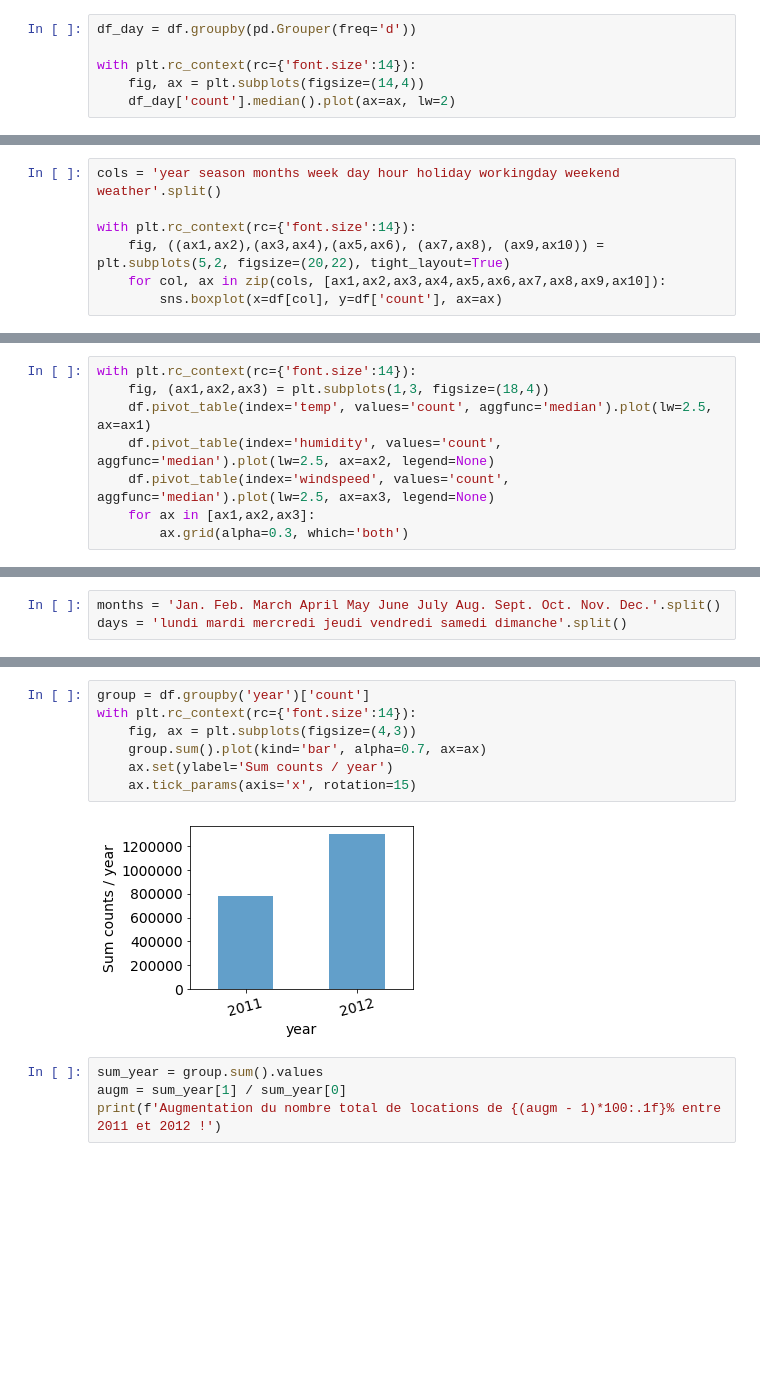
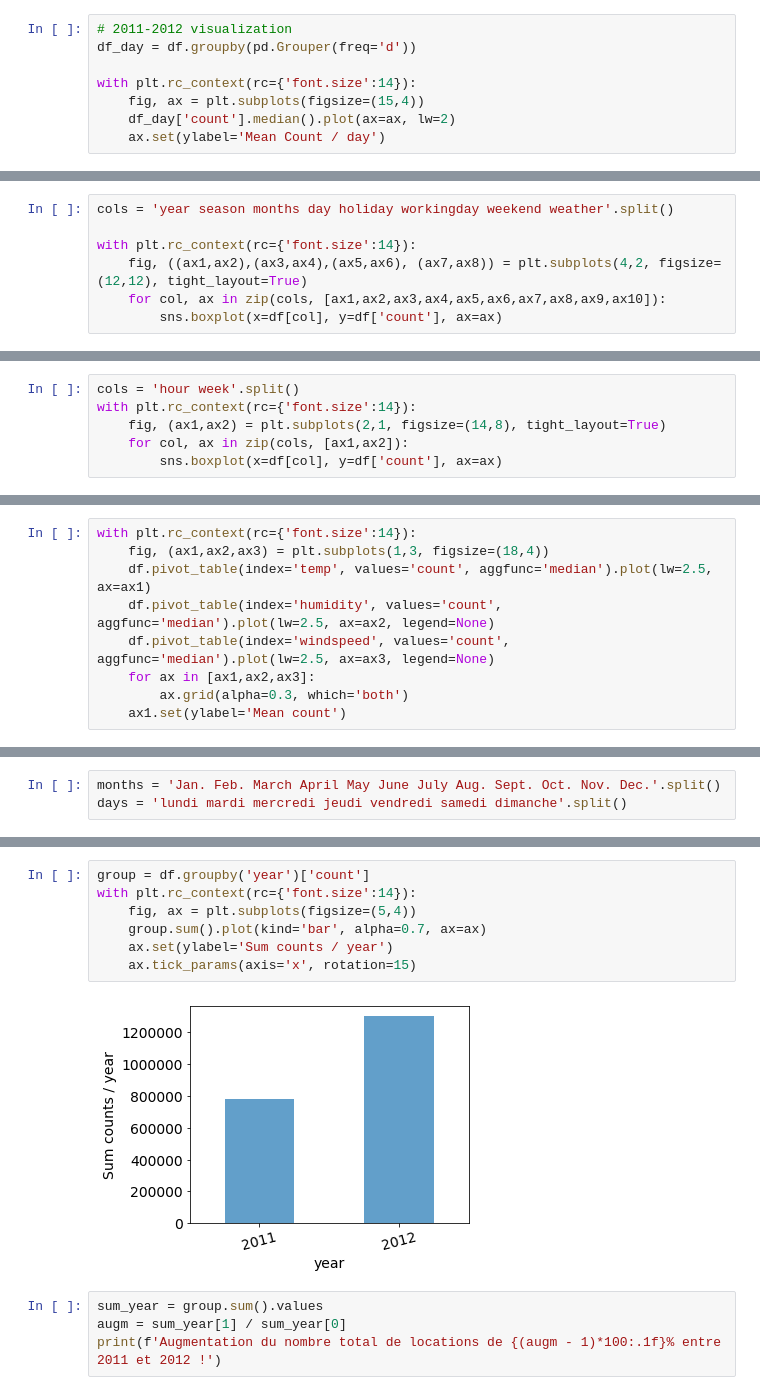
Before and after one commit to outinim/house_prices, a Jupyter notebook: bike_hours/predictions.ipynb, the cells around one changed output, grey strips where cells are left out. Cells and saved outputs as stored; diff of their text form; blank space fills up the shorter version.

```diff
--- a/bike_hours/predictions.ipynb
+++ b/bike_hours/predictions.ipynb
@@ -168,9 +184,11 @@ df.describe()
 | 75% | 4.00 | 0.00 | 1.00 | 2.00 | 26.24 | 31.06 | 77.00 | 17.00 | 49.00 | 222.00 | ... |
 | max | 4.00 | 1.00 | 1.00 | 4.00 | 41.00 | 45.45 | 100.00 | 57.00 | 367.00 | 886.00 | ... |
 # %%
+# 2011-2012 visualization
 df_day = df.groupby(pd.Grouper(freq='d'))
 
 with plt.rc_context(rc={'font.size':14}):
-    fig, ax = plt.subplots(figsize=(14,4))
+    fig, ax = plt.subplots(figsize=(15,4))
     df_day['count'].median().plot(ax=ax, lw=2)
+    ax.set(ylabel='Mean Count / day')
 # %% [output]
@@ -198,8 +216,8 @@ DatetimeIndex(['2011-01-01 00:00:00', '2011-01-02 00:00:00',
 # %%
-cols = 'year season months week day hour holiday workingday weekend  weather'.split()
+cols = 'year season months day holiday workingday weekend weather'.split()
 
 with plt.rc_context(rc={'font.size':14}):
-    fig, ((ax1,ax2),(ax3,ax4),(ax5,ax6), (ax7,ax8), (ax9,ax10)) = plt.subplots(5,2, figsize=(20,22), tight_layout=True)
+    fig, ((ax1,ax2),(ax3,ax4),(ax5,ax6), (ax7,ax8)) = plt.subplots(4,2, figsize=(12,12), tight_layout=True)
     for col, ax in zip(cols, [ax1,ax2,ax3,ax4,ax5,ax6,ax7,ax8,ax9,ax10]):
         sns.boxplot(x=df[col], y=df['count'], ax=ax)
 # %% [output]
@@ -206,0 +225,6 @@ with plt.rc_context(rc={'font.size':14}):
+# %%
+cols = 'hour week'.split()
+with plt.rc_context(rc={'font.size':14}):
+    fig, (ax1,ax2) = plt.subplots(2,1, figsize=(14,8), tight_layout=True)
+    for col, ax in zip(cols, [ax1,ax2]):
+        sns.boxplot(x=df[col], y=df['count'], ax=ax)
@@ -230,4 +256,5 @@ with plt.rc_context(rc={'font.size':14}):
     df.pivot_table(index='windspeed', values='count', aggfunc='median').plot(lw=2.5, ax=ax3, legend=None)
     for ax in [ax1,ax2,ax3]:
         ax.grid(alpha=0.3, which='both')
+    ax1.set(ylabel='Mean count')
 # %% [output]
@@ -300,12 +327,12 @@ days = 'lundi mardi mercredi jeudi vendredi samedi dimanche'.split()
 # %%
 group = df.groupby('year')['count']
 with plt.rc_context(rc={'font.size':14}):
-    fig, ax = plt.subplots(figsize=(4,3))
+    fig, ax = plt.subplots(figsize=(5,4))
     group.sum().plot(kind='bar', alpha=0.7, ax=ax)
     ax.set(ylabel='Sum counts / year')
     ax.tick_params(axis='x', rotation=15)
 # %% [output]
-[figure, old version]
+[figure, new version]
 # %%
 sum_year = group.sum().values
 augm = sum_year[1] / sum_year[0]
```
Also changed, not shown: parts of 54 cells of this notebook.
